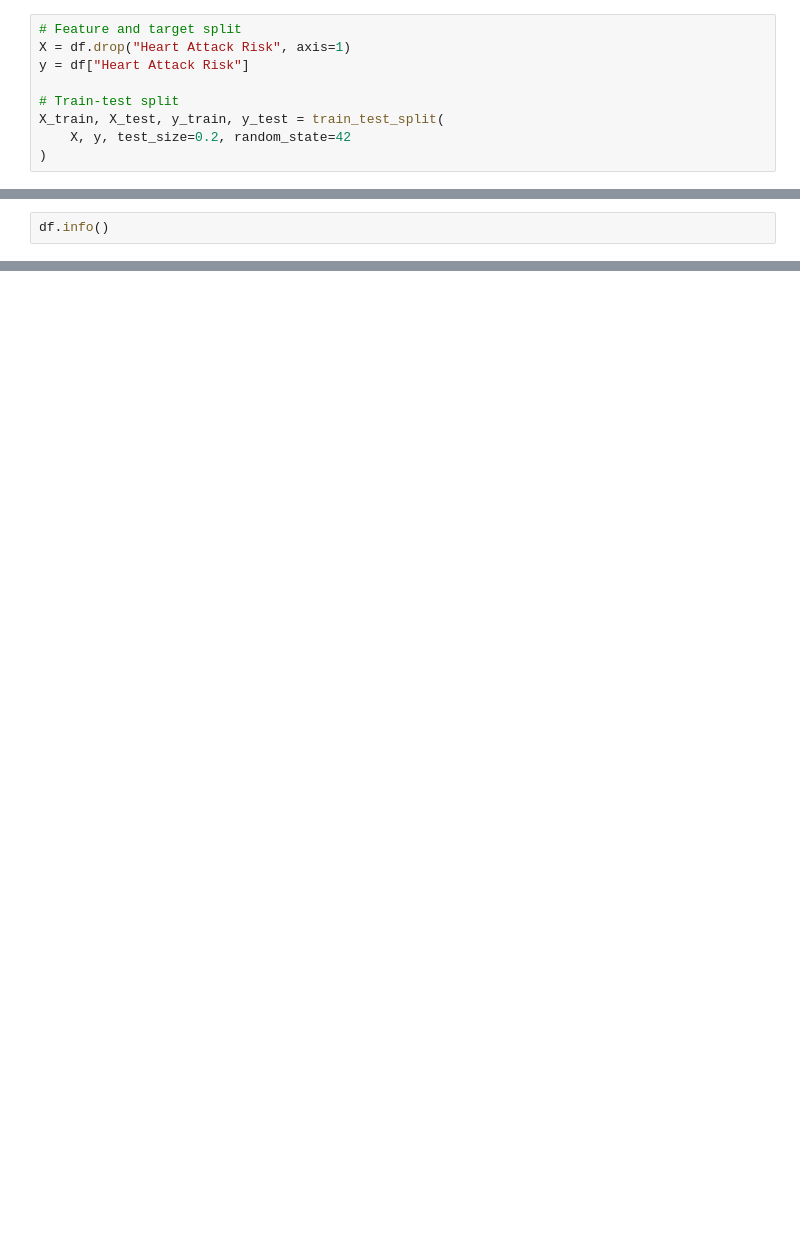
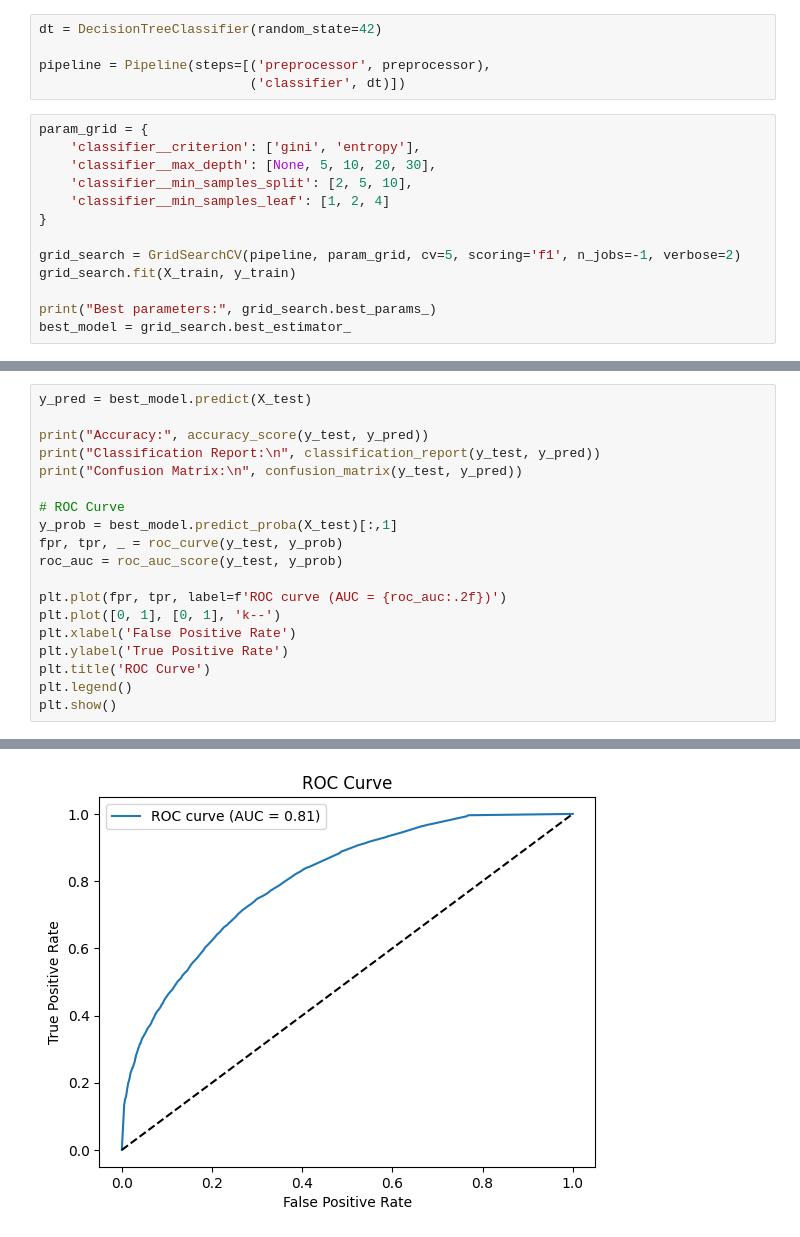
Before and after one commit to Akila-Prabath/Heart-Attack-Predictor, a Jupyter notebook: notebooks/FC212031_Janudi/DecisionTree.ipynb, the cells around one changed output, grey strips where cells are left out. Cells and saved outputs as stored; diff of their text form; blank space fills up the shorter version.

```diff
--- a/notebooks/FC212031_Janudi/DecisionTree.ipynb
+++ b/notebooks/FC212031_Janudi/DecisionTree.ipynb
@@ -80,9 +126,18 @@ plt.show()
+# %%
+dt = DecisionTreeClassifier(random_state=42)
+
+pipeline = Pipeline(steps=[('preprocessor', preprocessor),
+                           ('classifier', dt)])
 # %%
-# Feature and target split
-X = df.drop("Heart Attack Risk", axis=1)
-y = df["Heart Attack Risk"]
+param_grid = {
+    'classifier__criterion': ['gini', 'entropy'],
+    'classifier__max_depth': [None, 5, 10, 20, 30],
+    'classifier__min_samples_split': [2, 5, 10],
+    'classifier__min_samples_leaf': [1, 2, 4]
+}
 
-# Train-test split
-X_train, X_test, y_train, y_test = train_test_split(
-    X, y, test_size=0.2, random_state=42
-)
+grid_search = GridSearchCV(pipeline, param_grid, cv=5, scoring='f1', n_jobs=-1, verbose=2)
+grid_search.fit(X_train, y_train)
+
+print("Best parameters:", grid_search.best_params_)
+best_model = grid_search.best_estimator_
@@ -89,3 +147,20 @@ X_train, X_test, y_train, y_test = train_test_split(
 # %%
-df.info()
+y_pred = best_model.predict(X_test)
+
+print("Accuracy:", accuracy_score(y_test, y_pred))
+print("Classification Report:\n", classification_report(y_test, y_pred))
+print("Confusion Matrix:\n", confusion_matrix(y_test, y_pred))
+
+# ROC Curve
+y_prob = best_model.predict_proba(X_test)[:,1]
+fpr, tpr, _ = roc_curve(y_test, y_prob)
+roc_auc = roc_auc_score(y_test, y_prob)
+
+plt.plot(fpr, tpr, label=f'ROC curve (AUC = {roc_auc:.2f})')
+plt.plot([0, 1], [0, 1], 'k--')
+plt.xlabel('False Positive Rate')
+plt.ylabel('True Positive Rate')
+plt.title('ROC Curve')
+plt.legend()
+plt.show()
 # %% [output]
@@ -92,0 +181 @@ NameError: name 'df' is not defined
+[figure, added]
```
Also changed, not shown: parts of 12 cells of this notebook, 2 other files.
